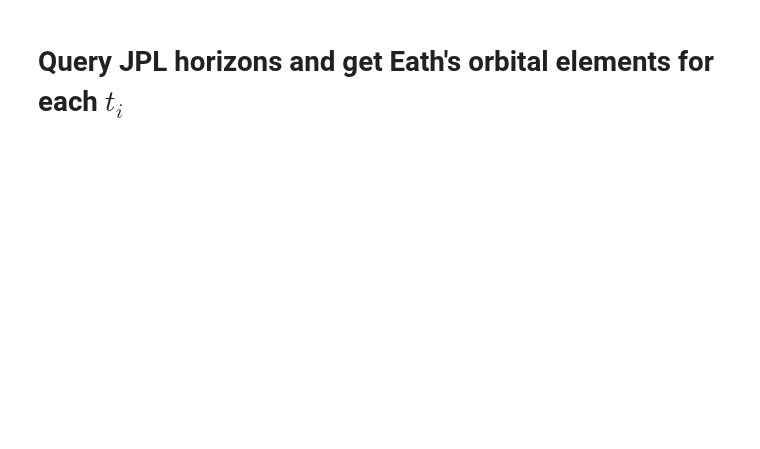
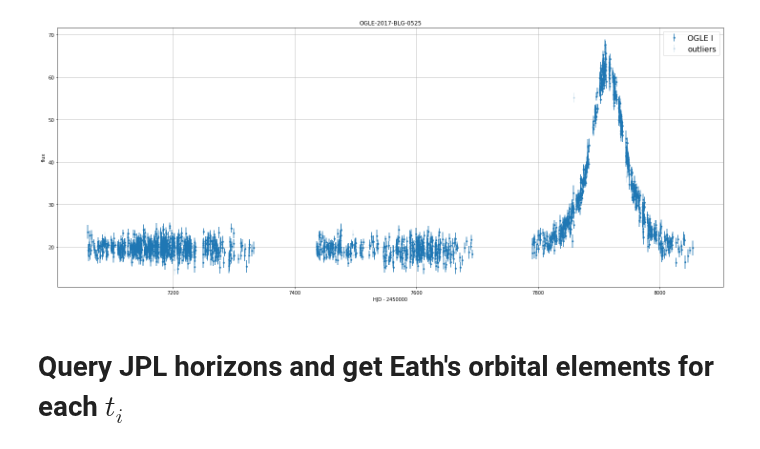
Before and after one commit to fbartolic/caustic, a Jupyter notebook: caustic/notebooks/testing_parallax_implementation.ipynb, the cells around one changed output. Cells and saved outputs as stored; diff of their text form; code cells hidden in the pictures; blank space fills up the shorter version.

```diff
--- a/caustic/notebooks/testing_parallax_implementation.ipynb
+++ b/caustic/notebooks/testing_parallax_implementation.ipynb
@@ -11,11 +11,18 @@ from data import KMTData
 from data import OGLEData
 
 random.seed(42)
+
+mpl.rcParams['axes.labelsize'] = 16
+mpl.rcParams['xtick.labelsize'] = 16
+mpl.rcParams['ytick.labelsize'] = 16
+mpl.rcParams['axes.titlesize'] = 16
 # %%
-event = OGLEData('/home/fran/data/OGLE_ews/2017/blg-0525')
+event = OGLEData('/home/star/fb90/data/OGLE_ews/2017/blg-0525')
 fig, ax = plt.subplots(figsize=(25, 10))
 event.remove_worst_outliers(window_size=11, mad_cutoff=7)
 event.plot(ax)
+# %% [output]
+[figure, added]
 # %% [markdown]
 # Query JPL horizons and get Eath's orbital elements for each $t_i$
 # %%
```
Also changed, not shown: parts of 22 cells of this notebook, 16 other files.
